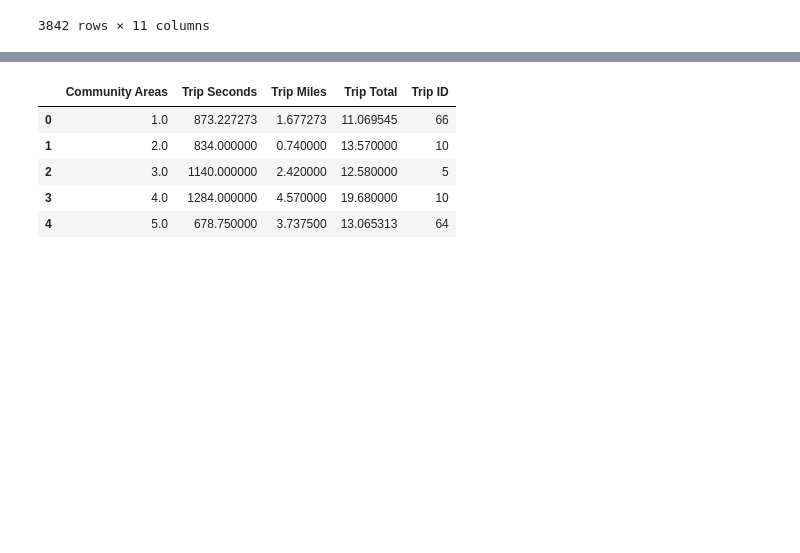
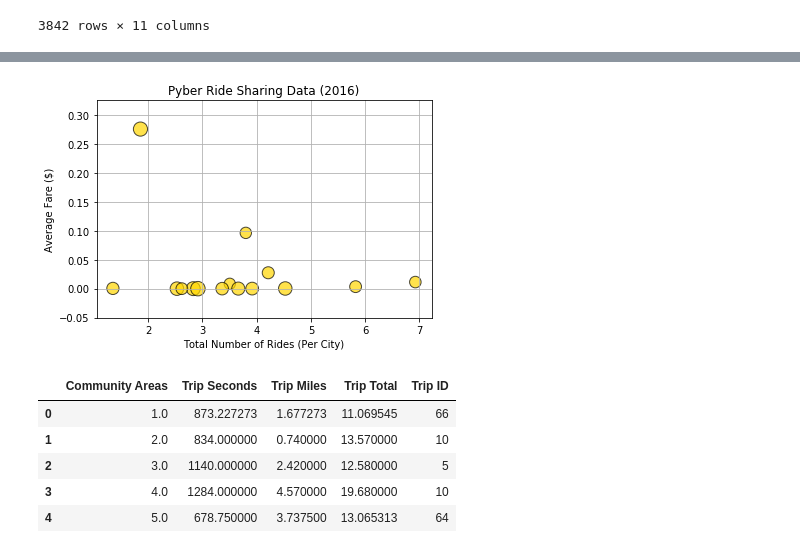
Before and after one commit to peterjorphan/07-project_one, a Jupyter notebook: Resources/jared_datawork.ipynb, the cells around one changed output, grey strips where cells are left out. Drawn from its saved outputs; the diff is of its cells as text; code cells hidden in the pictures; blank space fills up the shorter version.

```diff
--- a/Resources/jared_datawork.ipynb
+++ b/Resources/jared_datawork.ipynb
@@ -83,7 +96,14 @@ df2
 | 14 | Rain | 1.297297 | 0.096325 | 0.943378 | 57.238378 | 56.622387 | 3.800766 |
 # %%
 fig, ax = plt.subplots()
-plt.scatter(rural_x, rural_y, s=master['Rural']['driver_count']*10, c='gold', alpha=.7, linewidths=None, edgecolors='black')
+plt.scatter(df2['windSpeed'], df2['precipIntensity'], s=df2['Trip ID']*100, c='gold', alpha=.7, linewidths=None, edgecolors='black')
+
+plt.title("Pyber Ride Sharing Data (2016)")
+plt.xlabel("Total Number of Rides (Per City)")
+plt.ylabel("Average Fare ($)")
+ax.grid()
+# %% [output]
+[figure, added]
 # %%
 df2.to_csv('summary_mean_totals.csv')
 # %%
```
Also changed, not shown: parts of 2 cells of this notebook, 1 other file.
